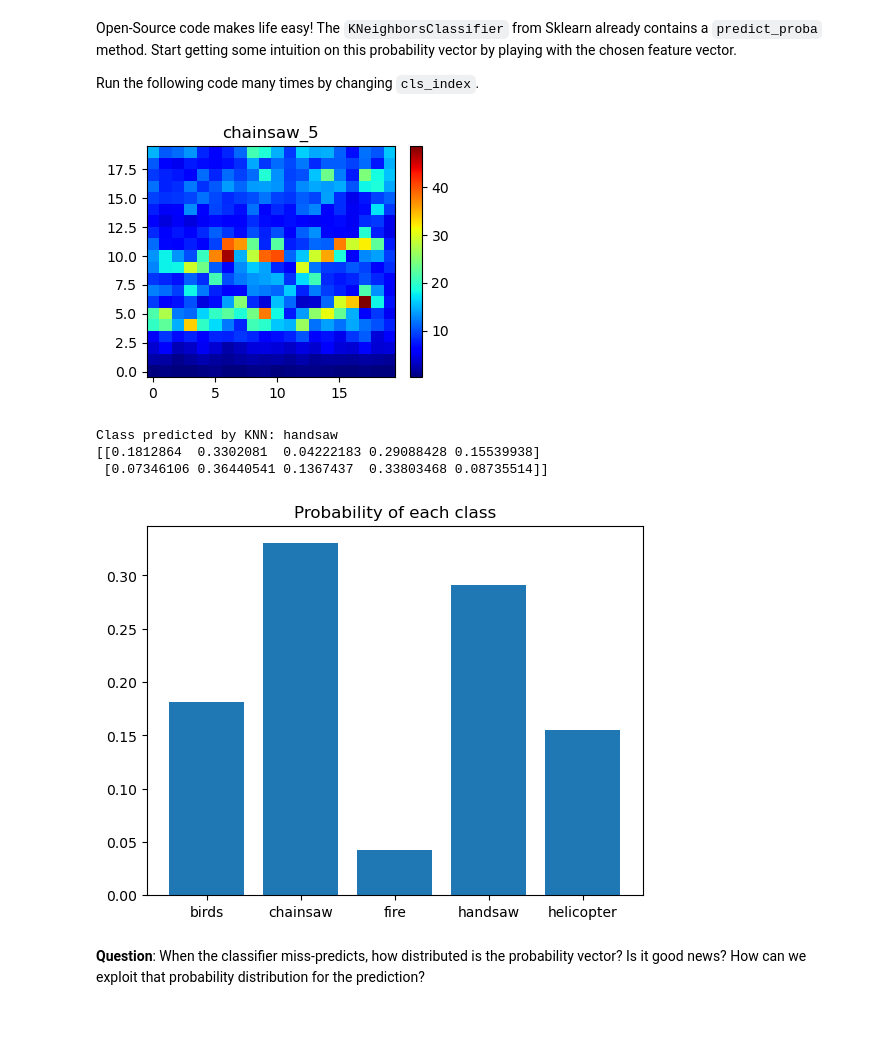
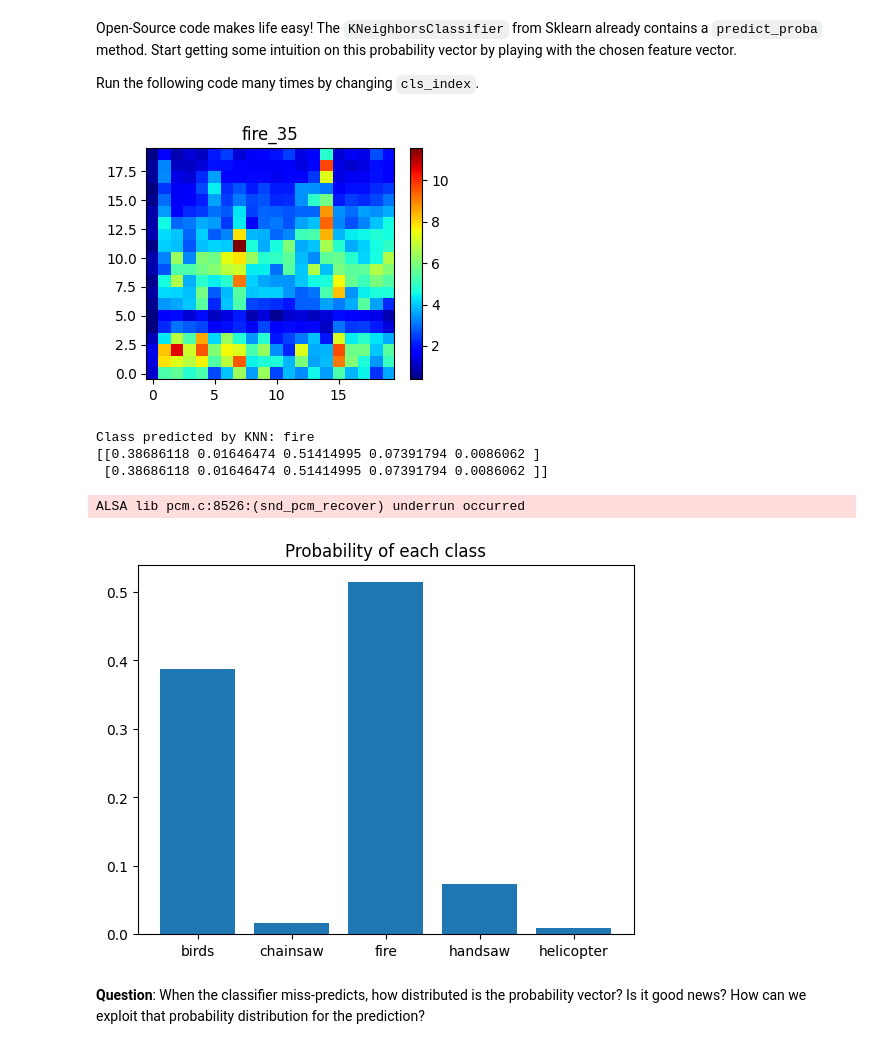
Before and after one commit to sarajavadian/LELEC210X_groupeC, a Jupyter notebook: classification/hands_on_classif3_confidence_and_memory.ipynb, the cells around one changed output. Cells and saved outputs as stored; diff of their text form; code cells hidden in the pictures; blank space fills up the shorter version.

```diff
--- a/classification/hands_on_classif3_confidence_and_memory.ipynb
+++ b/classification/hands_on_classif3_confidence_and_memory.ipynb
@@ -59,7 +59,7 @@ Don't forget to normalize your feature vectors as well as reduce their dimension
 # %%
 ### TO COMPLETE - Uncomment the following line
 n=10 # Number of principal components kept
-model_knn = pickle.load(open("data/models/model_svm.pickle", 'rb')) # Write your path to the model here!
+model_knn = pickle.load(open("data/models/Our_RFT_V2.pickle", 'rb')) # Write your path to the model here!
 normalize = True
 pca = None #PCA(n_components=n,whiten=True)
 
@@ -72,29 +72,30 @@ Open-Source code makes life easy! The ``KNeighborsClassifier`` from Sklearn alre
 Run the following code many times by changing  ``cls_index``. <br>
 # %%
 ### TO RUN
-cls_index = ["chainsaw", 35]
+cls_index = ["fire", 35]
 myds.display(cls_index)
 thisfv = myds.__getitem__(cls_index).reshape(-1)
 
 # this artefact is necessary because the 'predict' function expects a matrix_like input.
 mat = np.zeros((2, len(thisfv)))
 mat[0] = thisfv
 
 prediction_knn = model_knn.predict(mat)
 print('Class predicted by KNN:', prediction_knn[0])
 
 proba_knn = model_knn.predict_proba(mat)
 print(proba_knn)
 plt.figure()
 plt.bar(classnames, proba_knn[0])
 plt.title('Probability of each class')
 plt.show()
 # %% [output]
-[figure, old version]
+[figure, new version]
-Class predicted by KNN: handsaw
-[[0.1812864  0.3302081  0.04222183 0.29088428 0.15539938]
- [0.07346106 0.36440541 0.1367437  0.33803468 0.08735514]]
+Class predicted by KNN: fire
+[[0.38686118 0.01646474 0.51414995 0.07391794 0.0086062 ]
+ [0.38686118 0.01646474 0.51414995 0.07391794 0.0086062 ]]
+ALSA lib pcm.c:8526:(snd_pcm_recover) underrun occurred
-[figure, old version]
+[figure, new version]
 # %% [markdown]
 **Question**:
 When the classifier miss-predicts, how distributed is the probability vector? Is it good news? How can we exploit that probability distribution for the prediction?
```
Also changed, not shown: parts of 1 cell of this notebook, 7 other files.
